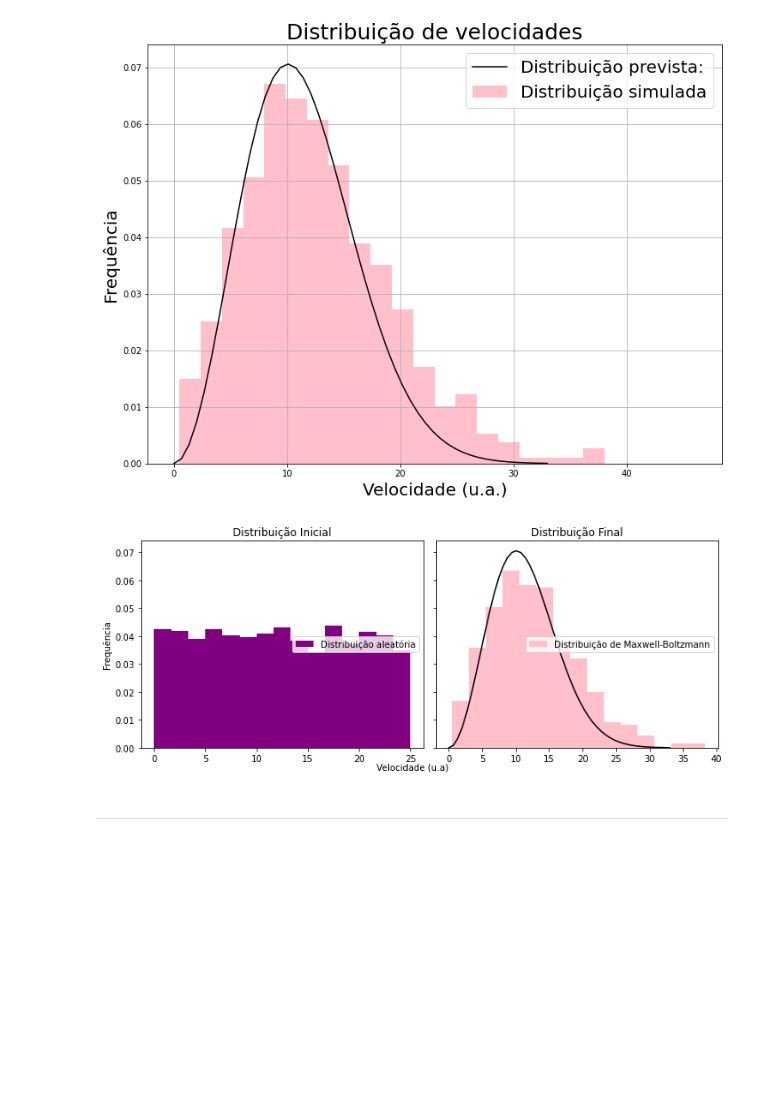
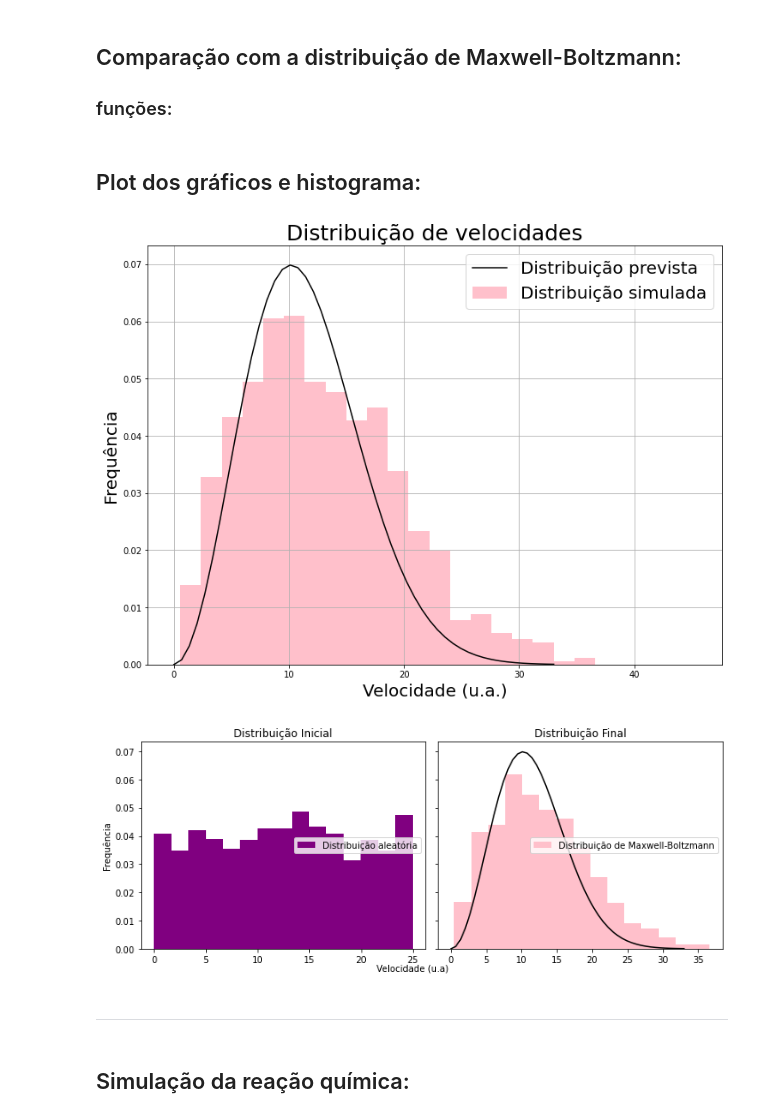
Before and after one commit to danischagas/simulacao_cinetica_quimica, a Jupyter notebook: oficial.ipynb, the cells around one changed output. Cells and saved outputs as stored; diff of their text form; code cells hidden in the pictures; blank space fills up the shorter version.

Commit message:
notebook de reação

```diff
--- a/oficial.ipynb
+++ b/oficial.ipynb
@@ -120,18 +16,18 @@ def gerar_particulas_aleatorio(N, raio, massa, tamanho_caixa):
+# %%
+#Parâmetros da simulação:
+
+numero_particulas = 1000
+tamanho_caixa = 500
+RAIO = 2
+MASSA = 1
+probabilidade_reacao = 1
+
+tempo_final = 10
+numero_passos = 150
+tempo_cada_passo = tempo_final/numero_passos
+
+lista_particulas = gerar_particulas(numero_particulas, RAIO, MASSA, tamanho_caixa)
 # %%
-numero_particulas = 1000
-tamanho_caixa = 500
-RAIO = 2
-MASSA = 1
-
-# You need a larger tempo_final and numero_passos to get the equilibrium state. But the computation takes more time.
-tempo_final = 10
-numero_passos = 150
-
-tempo_cada_passo = tempo_final/numero_passos
-
-lista_particulas = gerar_particulas_aleatorio(numero_particulas, RAIO, MASSA, tamanho_caixa)
-
-# Compute simulation (It takes some time if numero_passos and numero_particulas are large)
 for i in range(numero_passos):
+    # Atualizar posições e velocidades
     mudar_passo(lista_particulas, tempo_cada_passo, tamanho_caixa)
-    #print(i)
@@ -167,3 +65,6 @@ criar_animacao(lista_particulas, tamanho_caixa, RAIO, numero_passos)
+# %% [markdown]
+## Comparação com a distribuição de Maxwell-Boltzmann:
+### funções:
 # %%
 pi = np.pi
 kb = 1
@@ -179,35 +80,37 @@ trajetorias = []
 for i in lista_particulas:
     traj = list(i.todas_velocidades)
     trajetorias.append(traj)
+# %% [markdown]
+## Plot dos gráficos e histograma:
 # %%
 fig, ax = plt.subplots(1, 1, figsize=(12, 9))
 ims = []
 ax.set_title('Distribuição de velocidades', fontsize = 25)
 ax.set_xlabel('Velocidade (u.a.)',fontsize = 20)
 ax.set_ylabel('Frequência',fontsize = 20)
 ax.grid('--')
 v = np.linspace(0, 33)
 MB = funcao_maxwell_boltzmann(v)
-ax.plot(v,MB, c = '0', label = "Distribuição prevista:")
+ax.plot(v,MB, c = '0', label = "Distribuição prevista")
 j = 0
 for t in range(numero_passos):
     velocidades = []
     for traj in trajetorias:
         v = np.linalg.norm(traj[t])
         velocidades.append(v)
     if j == 0:
         im = ax.hist(velocidades, color='pink', bins = 20, density = True, label = 'Distribuição simulada')
     else:
         im = ax.hist(velocidades, color='pink', bins = 20, density = True)
     ims.append(im[2])
     j+=1
 ax.legend(fontsize = 20)
 
 ani = animation.ArtistAnimation(fig, ims, interval=40, blit=True, repeat_delay=100)
 writer = animation.PillowWriter(fps=15, bitrate=9000)
 ani.save(r"resultados/maxwell-boltzman.png", writer=writer, dpi=200)
 # %% [output]
-[figure, old version]
+[figure, new version]
 # %%
 V1 = [particula.todas_magnitudesv[0] for particula in lista_particulas]
 V2 = [particula.todas_magnitudesv[-1] for particula in lista_particulas]
@@ -227,6 +130,8 @@ ax2.legend( loc="center right")
 plt.tight_layout()
 plt.savefig(r'resultados/distribuicoes.png', dpi = 200)
 # %% [output]
-[figure, old version]
+[figure, new version]
 # %% [markdown]
 --------------------------
+# %% [markdown]
+## Simulação da reação química:
```
Also changed, not shown: parts of 18 cells of this notebook, 5 other files.
